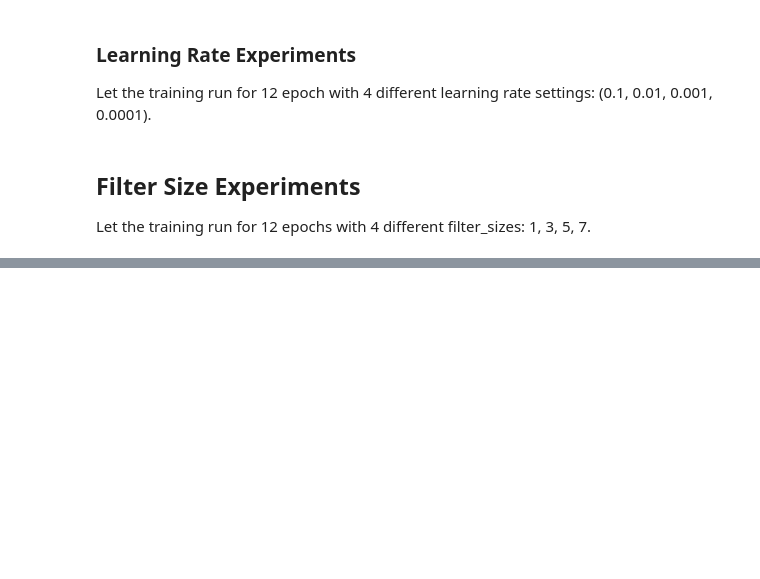
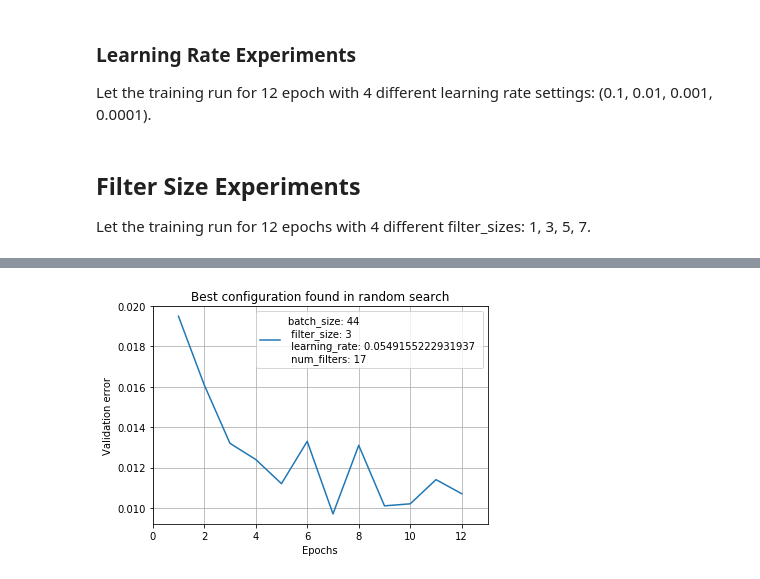
Before and after one commit to AmadeusHovekamp/RoboticsLab, a Jupyter notebook: exercise2/Figure_Creator.ipynb, the cells around one changed output, grey strips where cells are left out. Drawn from its saved outputs; the diff is of its cells as text; code cells hidden in the pictures; blank space fills up the shorter version.

```diff
--- a/exercise2/Figure_Creator.ipynb
+++ b/exercise2/Figure_Creator.ipynb
@@ -22,10 +22,12 @@ from matplotlib import pyplot as plt
 ## Helper functions to display the results
 # %%
 def plot_learning_curve(learning_curve, label='Learning Curve'):
-    plt.plot(learning_curve, label=label)
+    plt.xlim(0, len(learning_curve)+1)
+    plt.plot(range(1,len(learning_curve)+1), learning_curve, label=label)
 
 def plot_error_curve(error_curve, label='Error Curve'):
-    plt.plot(error_curve, label=label)
+    plt.xlim(0, len(error_curve)+1)
+    plt.plot(range(1,len(error_curve)+1), error_curve, label=label)
 
 
 def load_result(file_name):
@@ -47,7 +49,8 @@ def create_accuracy_plot(run_ids, run_labels, title, saveName):
         result = load_result(file_name)
         plot_learning_curve(result['learning_curve'], run_label)
     plt.legend()
-    plt.savefig(saveName)
+    plt.grid()
+    plt.savefig("images/" + saveName + ".pdf")
     plt.show()
 
 def create_error_plot(run_ids, run_labels, title, saveName):
@@ -59,13 +62,14 @@ def create_error_plot(run_ids, run_labels, title, saveName):
         result = load_result(file_name)
         plot_error_curve(result['error_curve'], run_label)
     plt.legend()
-    plt.savefig(saveName)
+    plt.grid()
+    plt.savefig("images/" + saveName + ".pdf")
     plt.show()
 
 def run_configuration(run_id=0, batch_size=128, learning_rate=0.001, num_filters=16, filter_size=3):
     # os.system('clear')
     # os.system('rm tmp/mnist_convnet_model/*')
-    os.system('python3 cnn_mnist_amadeus.py --run_id={0} --batch_size={1} --learning_rate={2}\
+    os.system('python3 cnn_mnist.py --run_id={0} --batch_size={1} --learning_rate={2}\
               --num_filters={3} --filter_size={4}'.format(run_id, batch_size, learning_rate, num_filters, filter_size))
 # %% [markdown]
 ## Testing the default network
@@ -246,0 +319,9 @@ plt.savefig("ah_random_search.png")
+# %%
+run_ids = [18]
+run_labels = ["batch_size: 44 \n filter_size: 3 \n learning_rate: 0.0549155222931937 \n num_filters: 17"]
+title = "Best configuration found with Random Search"
+saveName = "Random_Search_Best_Configuration"
+
+create_error_plot(run_ids, run_labels, title, saveName)
+# %% [output]
+[figure, added]
```
Also changed, not shown: parts of 12 cells of this notebook, 28 other files.
